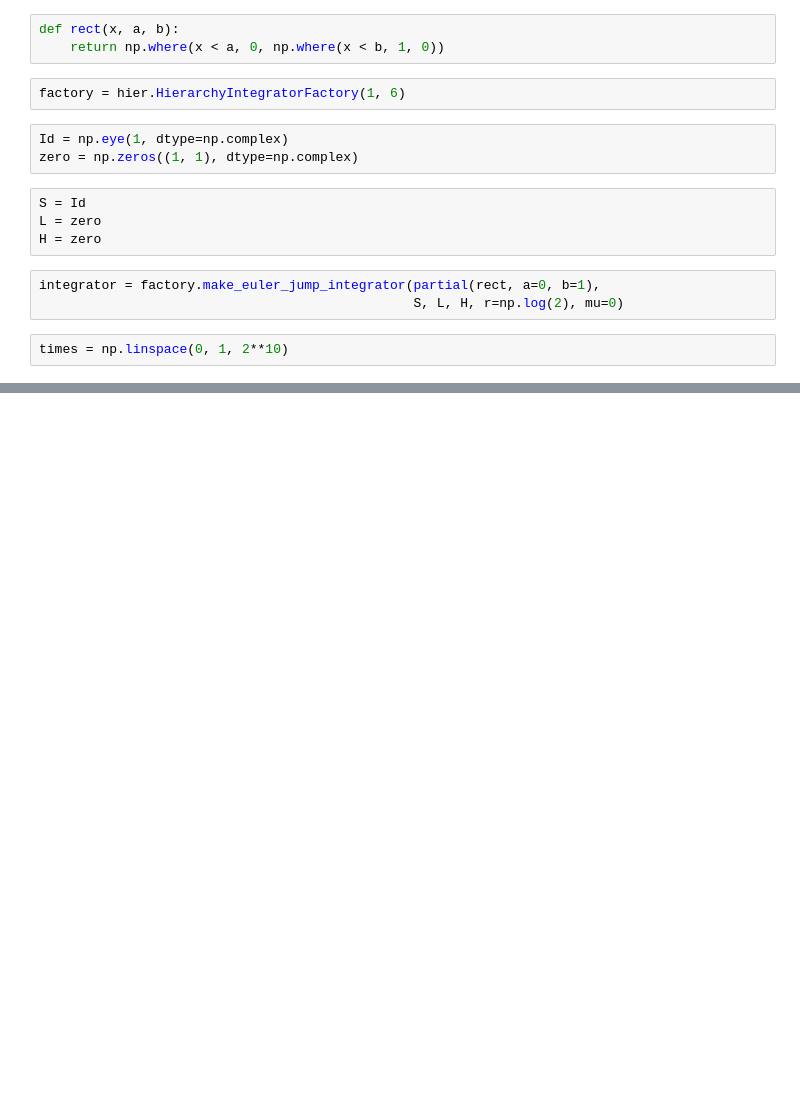
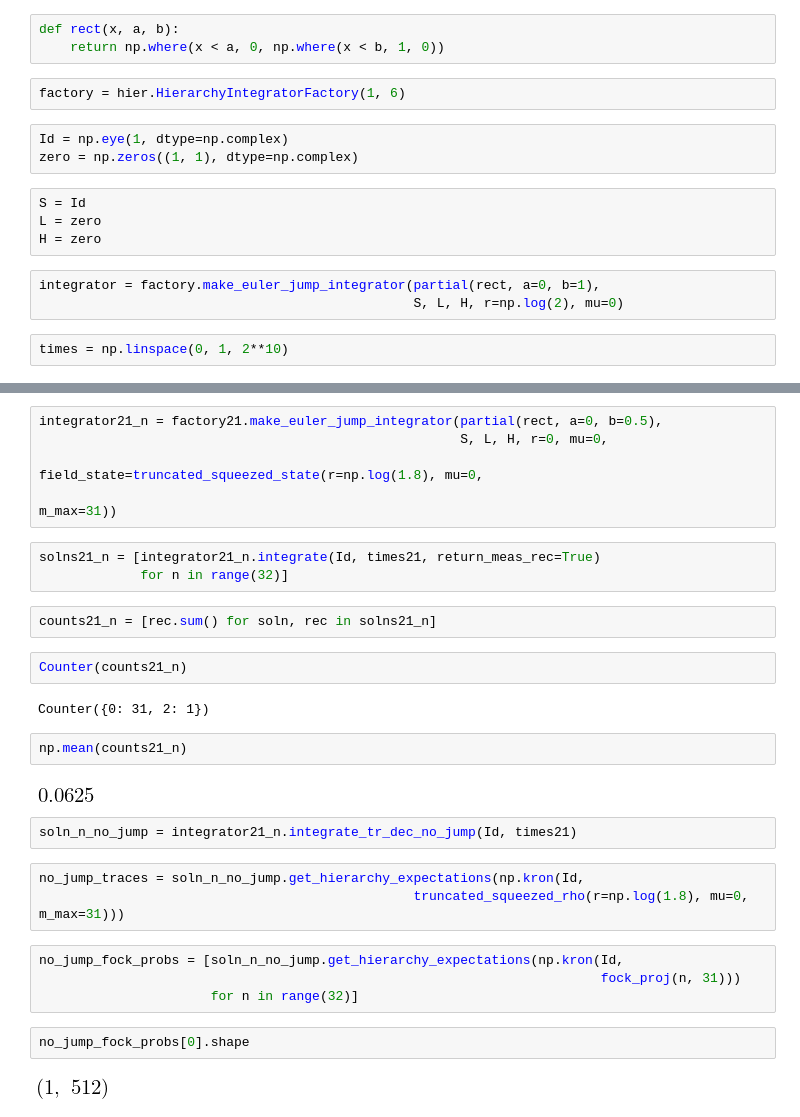
Before and after one commit to CQuIC/pysme, a Jupyter notebook: notebooks/wavepacket-photon-counting.ipynb, the cells around one changed output, grey strips where cells are left out. Saved outputs shown, nothing was run; the diff lists cells and outputs as text; blank space fills up the shorter version.

```diff
--- a/notebooks/wavepacket-photon-counting.ipynb
+++ b/notebooks/wavepacket-photon-counting.ipynb
@@ -64,0 +116,31 @@ soln[1].sum()
+# %%
+integrator21_n = factory21.make_euler_jump_integrator(partial(rect, a=0, b=0.5),
+                                                      S, L, H, r=0, mu=0,
+                                                      field_state=truncated_squeezed_state(r=np.log(1.8), mu=0,
+                                                                                           m_max=31))
+# %%
+solns21_n = [integrator21_n.integrate(Id, times21, return_meas_rec=True)
+             for n in range(32)]
+# %%
+counts21_n = [rec.sum() for soln, rec in solns21_n]
+# %%
+Counter(counts21_n)
+# %% [output]
+Counter({0: 31, 2: 1})
+# %%
+np.mean(counts21_n)
+# %% [output]
+[figure, added]
+# %%
+soln_n_no_jump = integrator21_n.integrate_tr_dec_no_jump(Id, times21)
+# %%
+no_jump_traces = soln_n_no_jump.get_hierarchy_expectations(np.kron(Id,
+                                                truncated_squeezed_rho(r=np.log(1.8), mu=0, m_max=31)))
+# %%
+no_jump_fock_probs = [soln_n_no_jump.get_hierarchy_expectations(np.kron(Id,
+                                                                        fock_proj(n, 31)))
+                      for n in range(32)]
+# %%
+no_jump_fock_probs[0].shape
+# %% [output]
+[figure, added]
```
Also changed, not shown: parts of 30 cells of this notebook.
